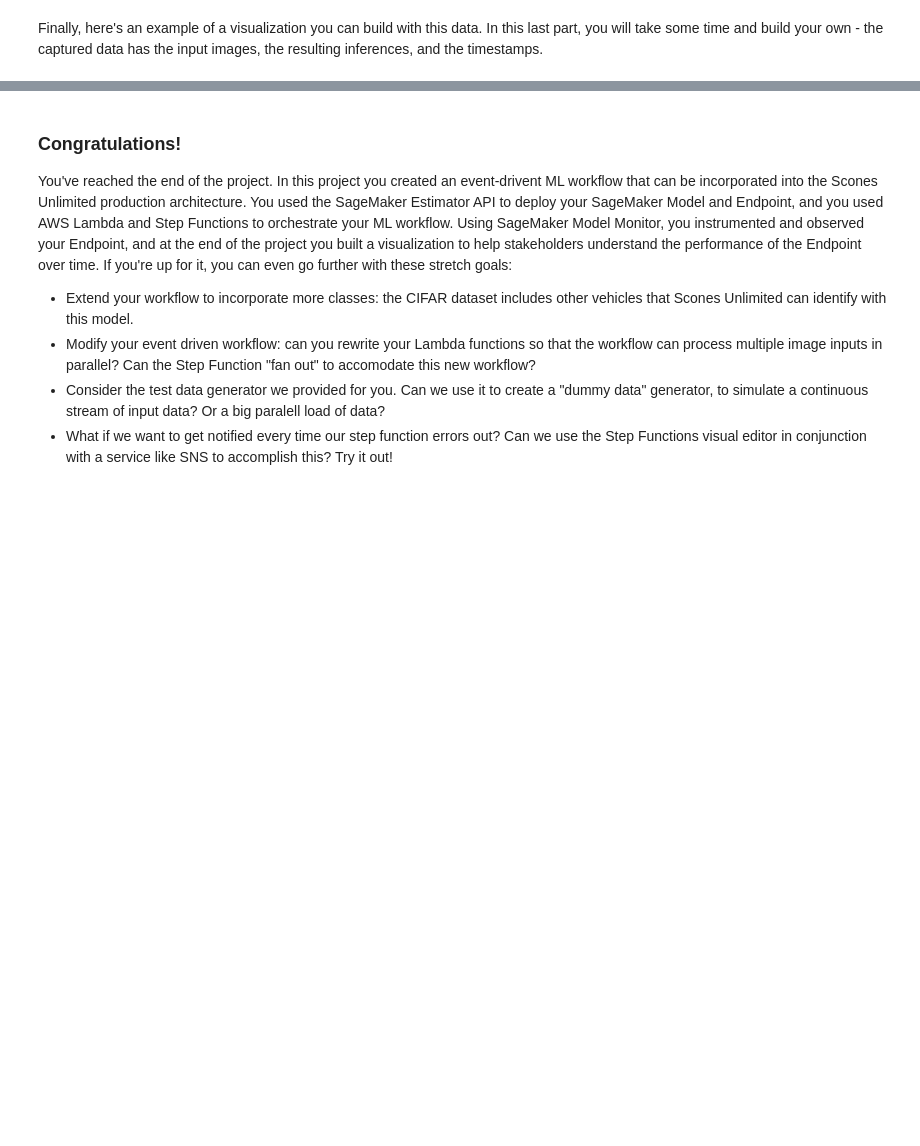
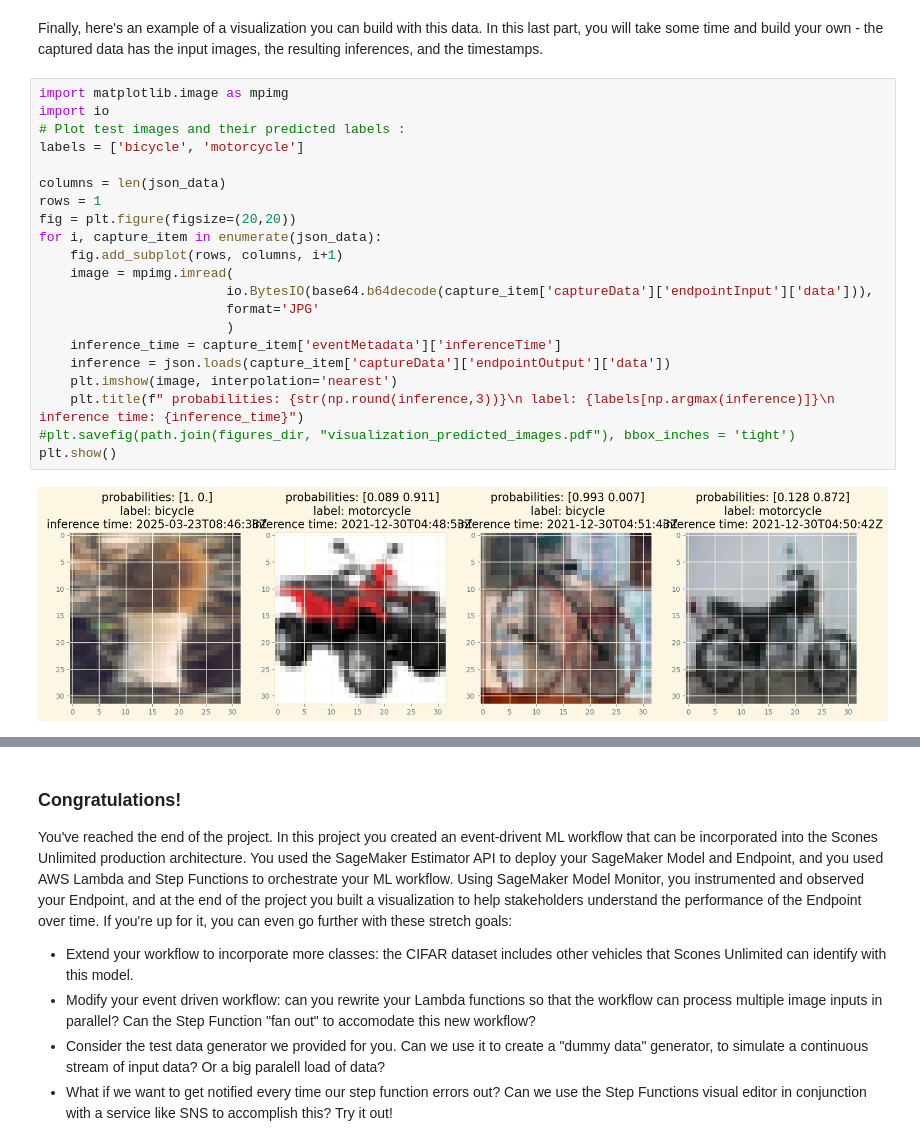
Before and after one commit to prajwalnagaraja07/aws-project-2, a Jupyter notebook: starter.ipynb, the cells around one changed output, grey strips where cells are left out. Drawn from its saved outputs; the diff is of its cells as text; blank space fills up the shorter version.

```diff
--- a/starter.ipynb
+++ b/starter.ipynb
@@ -701,5 +839,28 @@ simple_getter(json_data[0])
 # %% [markdown]
 Finally, here's an example of a visualization you can build with this data. In this last part, you will take some time and build your own - the captured data has the input images, the resulting inferences, and the timestamps.
+# %%
+import matplotlib.image as mpimg
+import io
+# Plot test images and their predicted labels :
+labels = ['bicycle', 'motorcycle']
+
+columns = len(json_data)
+rows = 1
+fig = plt.figure(figsize=(20,20))
+for i, capture_item in enumerate(json_data):
+    fig.add_subplot(rows, columns, i+1)
+    image = mpimg.imread(
+                        io.BytesIO(base64.b64decode(capture_item['captureData']['endpointInput']['data'])),
+                        format='JPG'
+                        )
+    inference_time = capture_item['eventMetadata']['inferenceTime']
+    inference = json.loads(capture_item['captureData']['endpointOutput']['data'])
+    plt.imshow(image, interpolation='nearest')
+    plt.title(f" probabilities: {str(np.round(inference,3))}\n label: {labels[np.argmax(inference)]}\n inference time: {inference_time}")
+#plt.savefig(path.join(figures_dir, "visualization_predicted_images.pdf"), bbox_inches = 'tight')
+plt.show()
+# %% [output]
+[figure, added]
 # %%
 import matplotlib.pyplot as plt
 # Populate the data for the x and y axis
```
Also changed, not shown: parts of 26 cells of this notebook, 2 other files.
